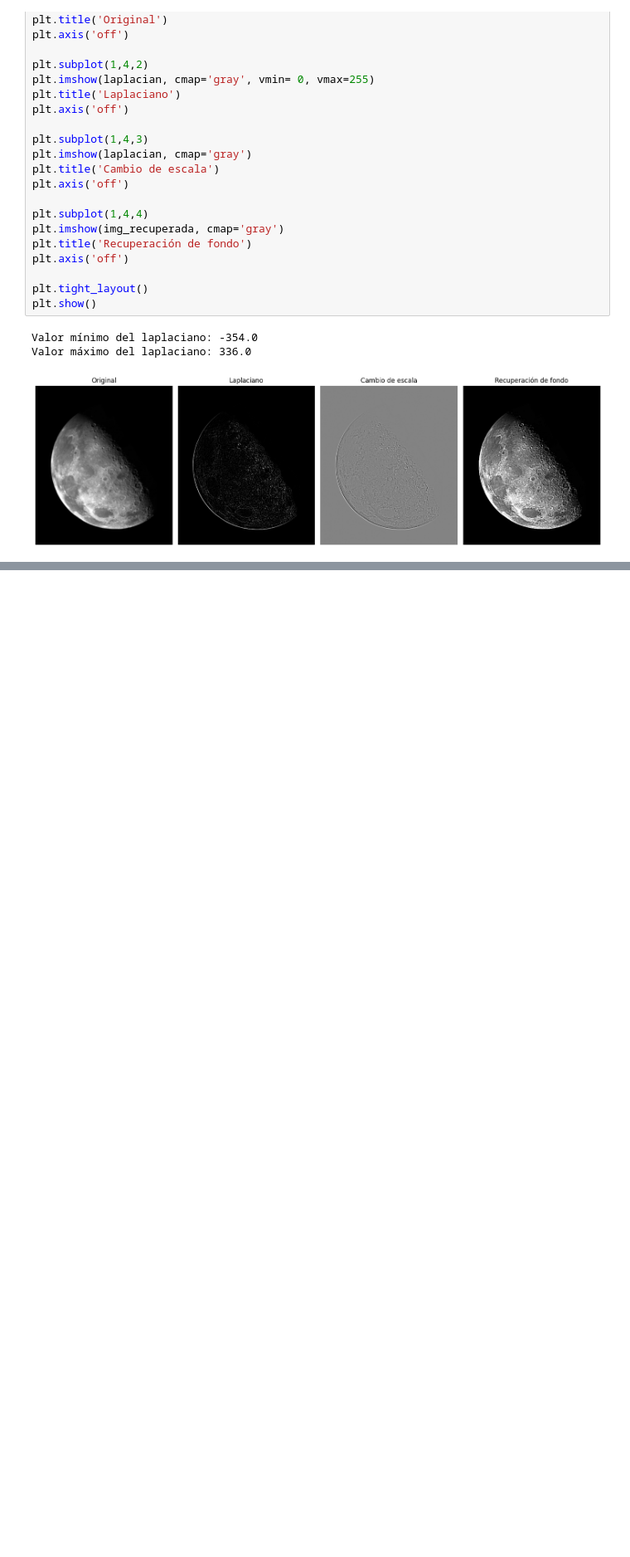
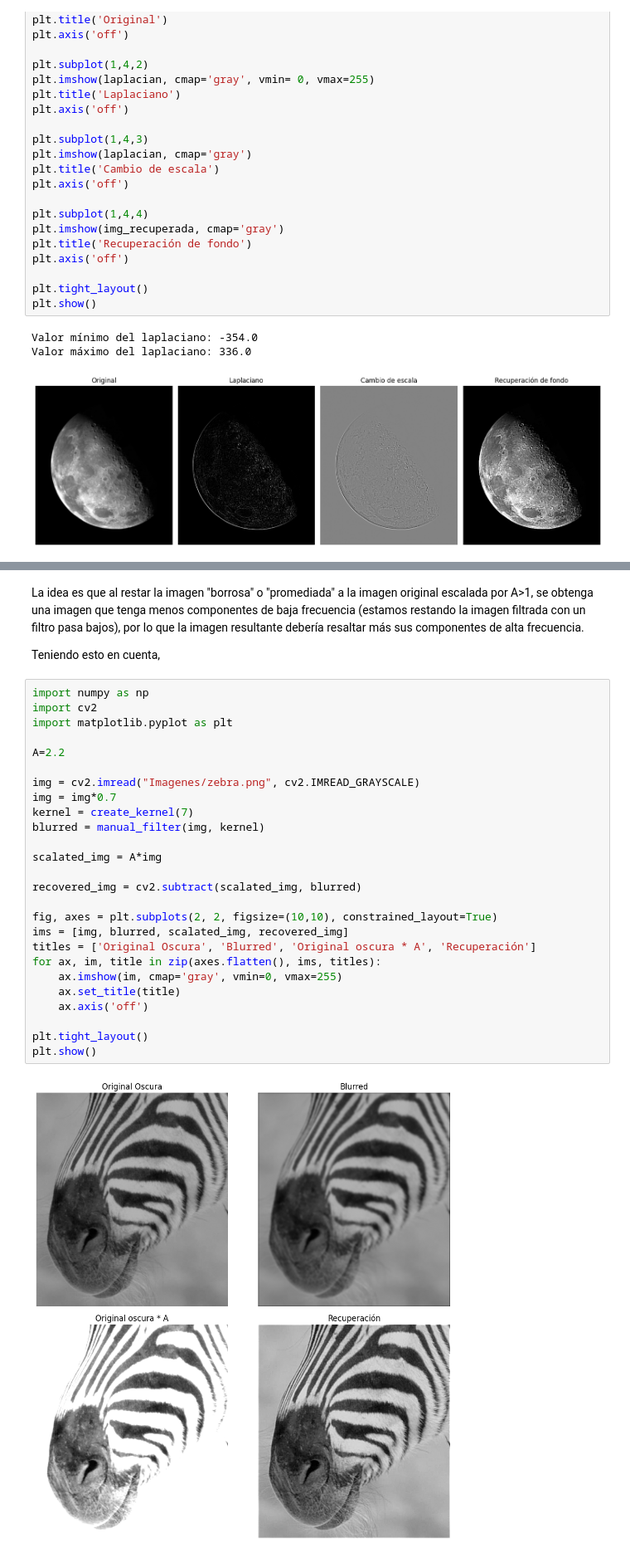
Before and after one commit to ProcDeImagenes-2025/TP3, a Jupyter notebook: tp3_code.ipynb, the cells around one changed output, grey strips where cells are left out. Shown at 83% size. Cells and saved outputs as stored; diff of their text form; blank space fills up the shorter version.

```diff
--- a/tp3_code.ipynb
+++ b/tp3_code.ipynb
@@ -231,0 +234,32 @@ Valor máximo del laplaciano: 336.0
+# %% [markdown]
+La idea es que al restar la imagen "borrosa" o "promediada" a la imagen original escalada por A>1, se obtenga una imagen que tenga menos componentes de baja frecuencia (estamos restando la imagen filtrada con un filtro pasa bajos), por lo que la imagen resultante debería resaltar más sus componentes de alta frecuencia.
+
+Teniendo esto en cuenta,
+# %%
+import numpy as np
+import cv2
+import matplotlib.pyplot as plt
+
+A=2.2
+
+img = cv2.imread("Imagenes/zebra.png", cv2.IMREAD_GRAYSCALE)
+img = img*0.7
+kernel = create_kernel(7)
+blurred = manual_filter(img, kernel)
+
+scalated_img = A*img
+
+recovered_img = cv2.subtract(scalated_img, blurred)
+
+fig, axes = plt.subplots(2, 2, figsize=(10,10), constrained_layout=True)
+ims = [img, blurred, scalated_img, recovered_img]
+titles = ['Original Oscura', 'Blurred', 'Original oscura * A', 'Recuperación']
+for ax, im, title in zip(axes.flatten(), ims, titles):
+    ax.imshow(im, cmap='gray', vmin=0, vmax=255)
+    ax.set_title(title)
+    ax.axis('off')
+
+plt.tight_layout()
+plt.show()
+# %% [output]
+[figure, added]
```
Also changed, not shown: parts of 2 cells of this notebook, 1 other file.
